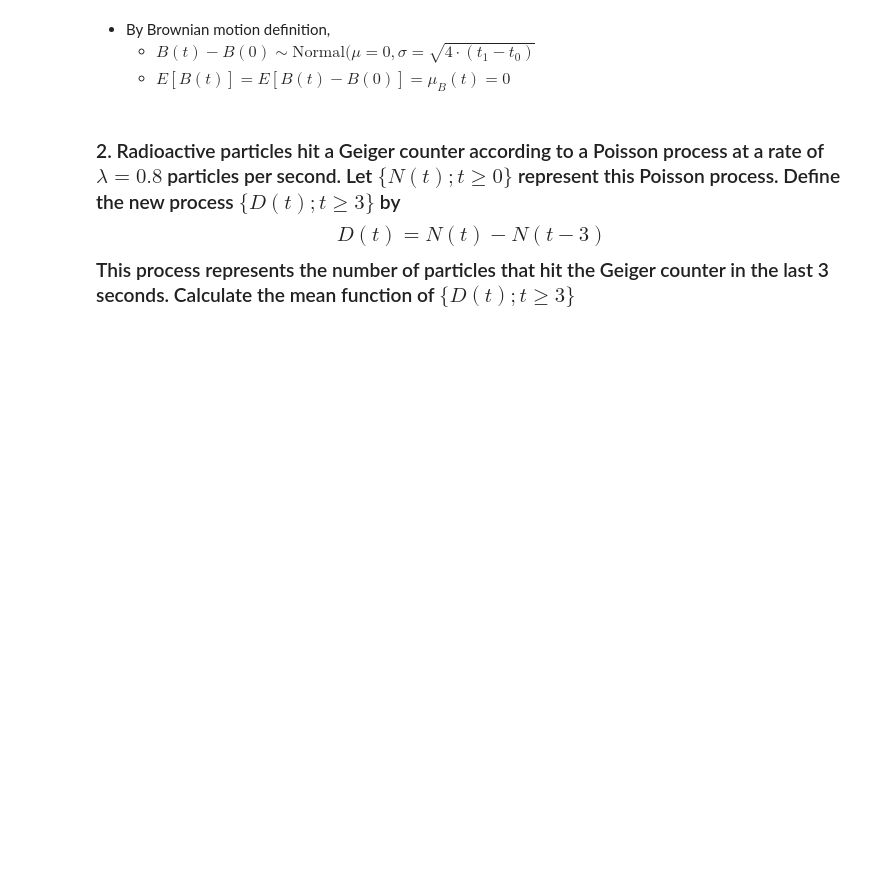
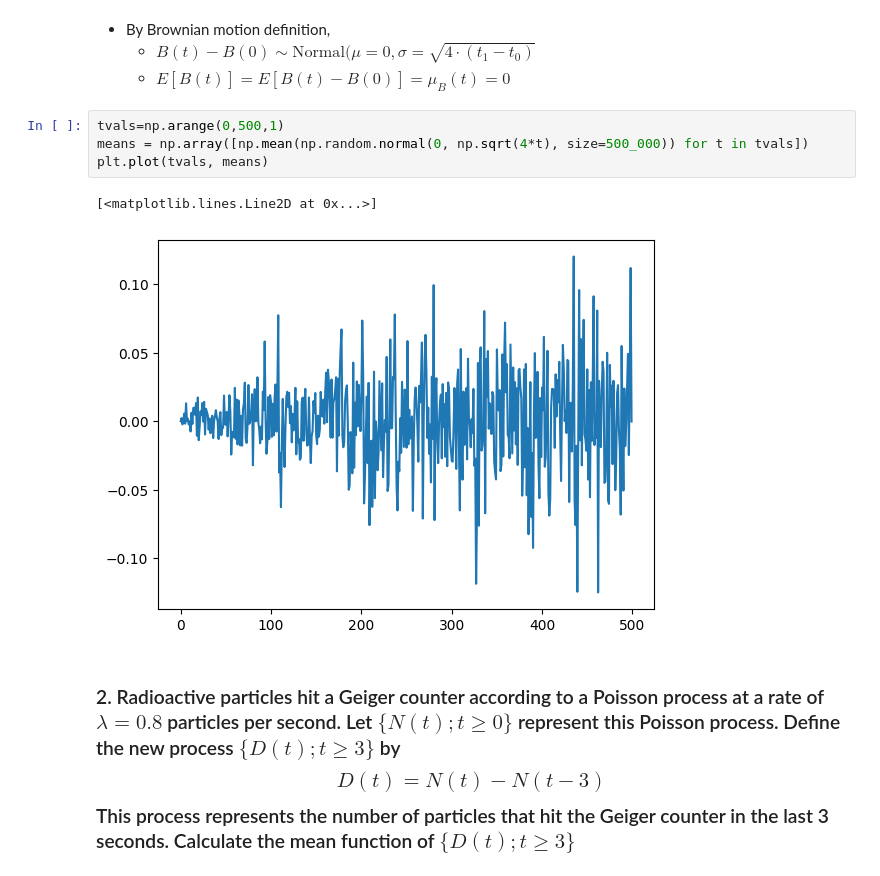
Before and after one commit to yjtek/math, a Jupyter notebook: Section 4: Random Processes/50. Mean Function/questions.ipynb, the cells around one changed output. Saved outputs shown, nothing was run; the diff lists cells and outputs as text; blank space fills up the shorter version.

```diff
--- a/Section 4: Random Processes/50. Mean Function/questions.ipynb
+++ b/Section 4: Random Processes/50. Mean Function/questions.ipynb
@@ -8,6 +8,13 @@ import matplotlib.pyplot as plt
 - By Brownian motion definition,
     - $B(t) - B(0) \sim \text{Normal}(\mu=0, \sigma=\sqrt{4 \cdot (t_1 - t_0)} $
     - $E[B(t)] = E[B(t) - B(0)] = \mu_{B}(t) = 0$
+# %%
+tvals=np.arange(0,500,1)
+means = np.array([np.mean(np.random.normal(0, np.sqrt(4*t), size=500_000)) for t in tvals])
+plt.plot(tvals, means)
+# %% [output]
+[<matplotlib.lines.Line2D at 0x...>]
+[figure, added]
 # %% [markdown]
 ### 2. Radioactive particles hit a Geiger counter according to a Poisson process at a rate of $\lambda = 0.8$ particles per second. Let $\{ N(t); t \ge 0 \}$ represent this Poisson process. Define the new process $\{ D(t); t \ge 3 \}$ by $$D(t) = N(t) - N(t-3)$$ This process represents the number of particles that hit the Geiger counter in the last 3 seconds. Calculate the mean function of $\{ D(t); t \ge 3 \}$
 # %% [markdown]
```
Also changed, not shown: parts of 8 cells of this notebook, 4 other files.
